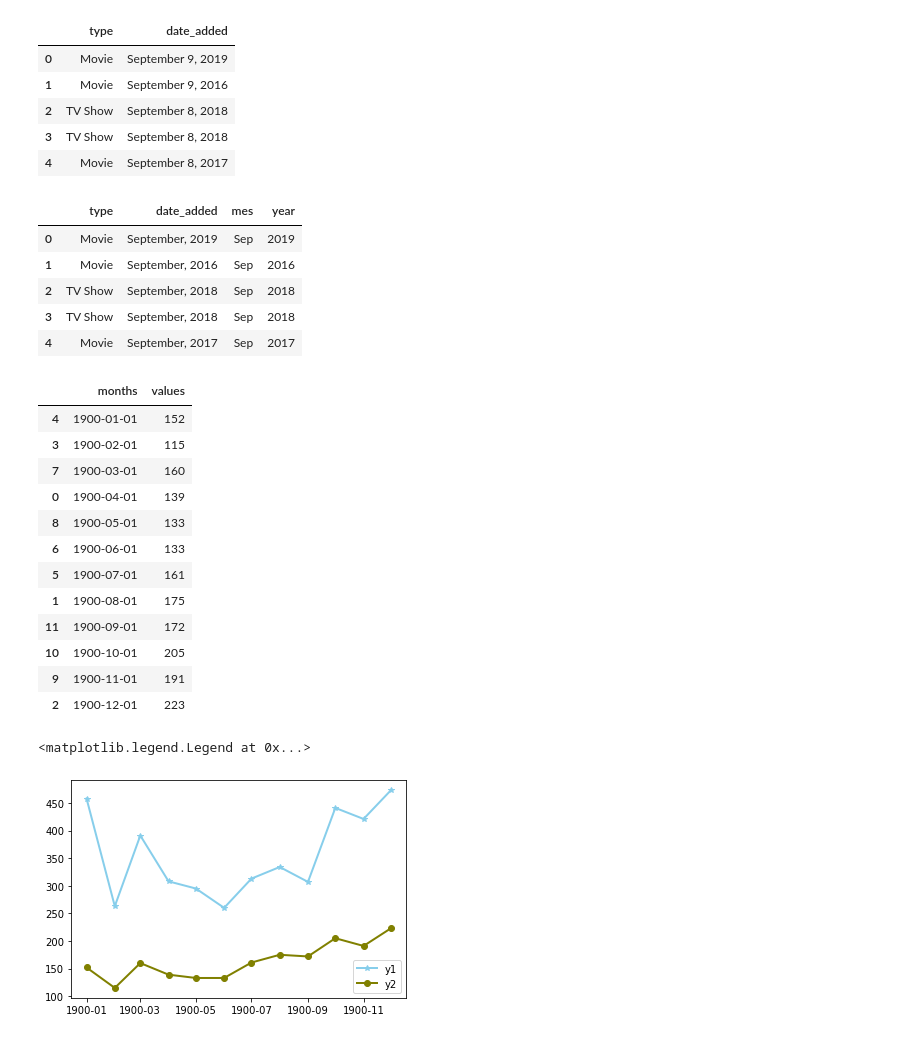
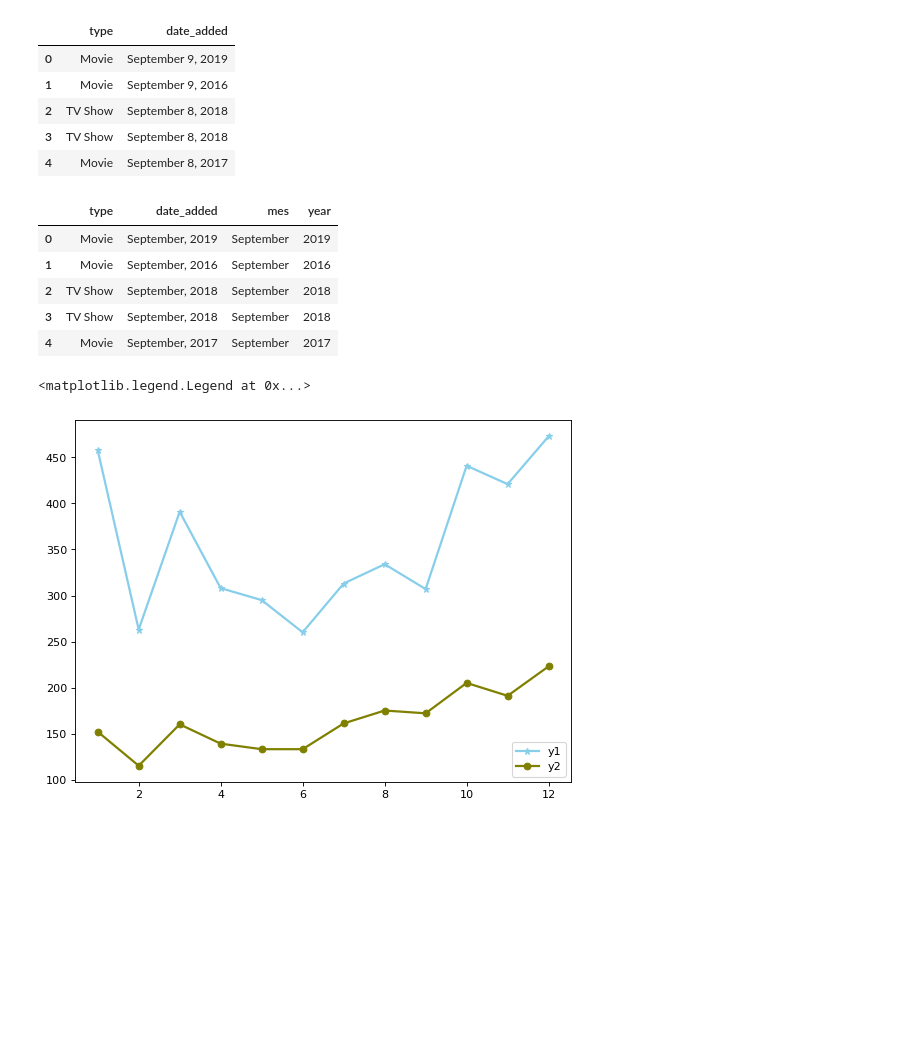
Before and after one commit to Jotivirix/Datamining_UFV, a Jupyter notebook: Lab1/entregable2/Lab1-Entregable2.ipynb, the cells around one changed output. Saved outputs shown, nothing was run; the diff lists cells and outputs as text; code cells hidden in the pictures; blank space fills up the shorter version.

```diff
--- a/Lab1/entregable2/Lab1-Entregable2.ipynb
+++ b/Lab1/entregable2/Lab1-Entregable2.ipynb
@@ -442,7 +442,7 @@ df_netflix3['date_added'] = meses
 soloMeses = []
 soloAnios = []
 for mes in meses:
-    soloMeses.append(mes[0:3])
+    soloMeses.append(mes[:-6])
     soloAnios.append(mes[-4:])
 #Nos quedamos con años y meses separados
 #Reconstruimos el dataset con meses y años separados
@@ -451,11 +451,11 @@ df_netflix3['year'] = soloAnios
 df_netflix3.head()
 # %% [output]
 |  | type | date_added | mes | year |
-| 0 | Movie | September, 2019 | Sep | 2019 |
-| 1 | Movie | September, 2016 | Sep | 2016 |
-| 2 | TV Show | September, 2018 | Sep | 2018 |
-| 3 | TV Show | September, 2018 | Sep | 2018 |
-| 4 | Movie | September, 2017 | Sep | 2017 |
+| 0 | Movie | September, 2019 | September | 2019 |
+| 1 | Movie | September, 2016 | September | 2016 |
+| 2 | TV Show | September, 2018 | September | 2018 |
+| 3 | TV Show | September, 2018 | September | 2018 |
+| 4 | Movie | September, 2017 | September | 2017 |
 # %%
 #Separamos peliculas y series
 peliculas = df_netflix3[df_netflix3['type'] == 'Movie']
@@ -463,8 +463,9 @@ datosPelis = pd.value_counts(peliculas['mes']).sort_index()
 sortedDataPelis = pd.DataFrame({"months":[],"values":[]})
 monthNumericP = []
 for month in datosPelis.index:
-    m = datetime.strptime(month,'%b')
-    monthNumericP.append(m)
+    datetime_object = datetime.strptime(month, "%B")
+    month_number = datetime_object.month
+    monthNumericP.append(month_number)
 
 sortedDataPelis['months'] = monthNumericP
 sortedDataPelis['values'] = datosPelis.values
@@ -476,36 +477,24 @@ sortedDataSeries = pd.DataFrame({"months":[],"values":[]})
 
 monthNumericS = []
 for month in datosSeries.index:
-    m = datetime.strptime(month,'%b')
-    monthNumericS.append(m)
+    datetime_object = datetime.strptime(month, "%B")
+    month_number = datetime_object.month
+    monthNumericS.append(month_number)
 
 sortedDataSeries['months'] = monthNumericS
 sortedDataSeries['values'] = datosSeries.values
 sortedDataSeries = sortedDataSeries.sort_values(by=['months'])
-# %% [output]
-|  | months | values |
-| 4 | 1900-01-01 | 152 |
-| 3 | 1900-02-01 | 115 |
-| 7 | 1900-03-01 | 160 |
-| 0 | 1900-04-01 | 139 |
-| 8 | 1900-05-01 | 133 |
-| 6 | 1900-06-01 | 133 |
-| 5 | 1900-07-01 | 161 |
-| 1 | 1900-08-01 | 175 |
-| 11 | 1900-09-01 | 172 |
-| 10 | 1900-10-01 | 205 |
-| 9 | 1900-11-01 | 191 |
-| 2 | 1900-12-01 | 223 |
 # %%
 df=pd.DataFrame({'x1': sortedDataPelis['months'], 'y1': sortedDataPelis['values'], 'x2': sortedDataSeries['months'], 'y2': sortedDataSeries['values'] })
 
+plt.figure(num=None, figsize=(8, 6), dpi=80, facecolor='w', edgecolor='k')
 # multiple line plot
 plt.plot( 'x1', 'y1', data=df, marker='*', color='skyblue', linewidth=2)
 plt.plot( 'x2', 'y2', data=df, marker='o', color='olive', linewidth=2)
 plt.legend()
 # %% [output]
 <matplotlib.legend.Legend at 0x...>
-[figure, old version]
+[figure, new version]
 # %%
 #Grafico
 ##FIX MONTH
```
Also changed, not shown: parts of 3 cells of this notebook, 2 other files.
